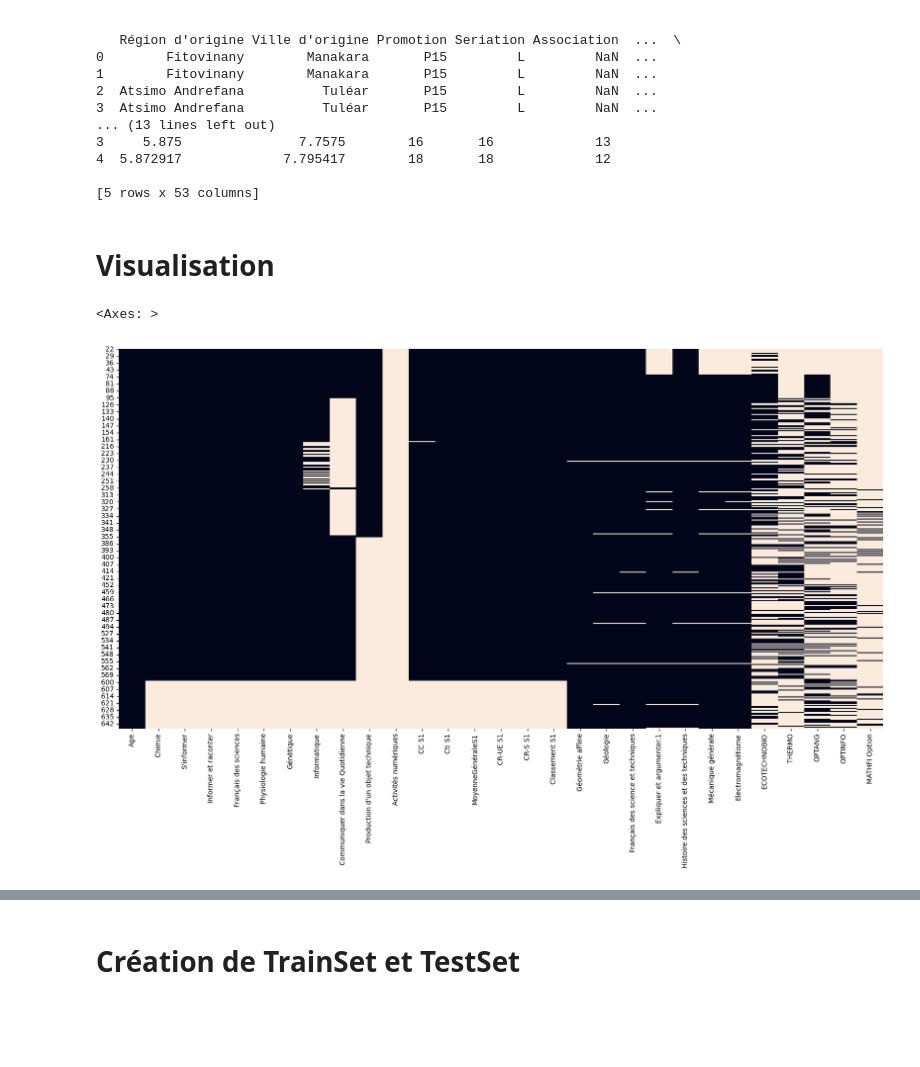
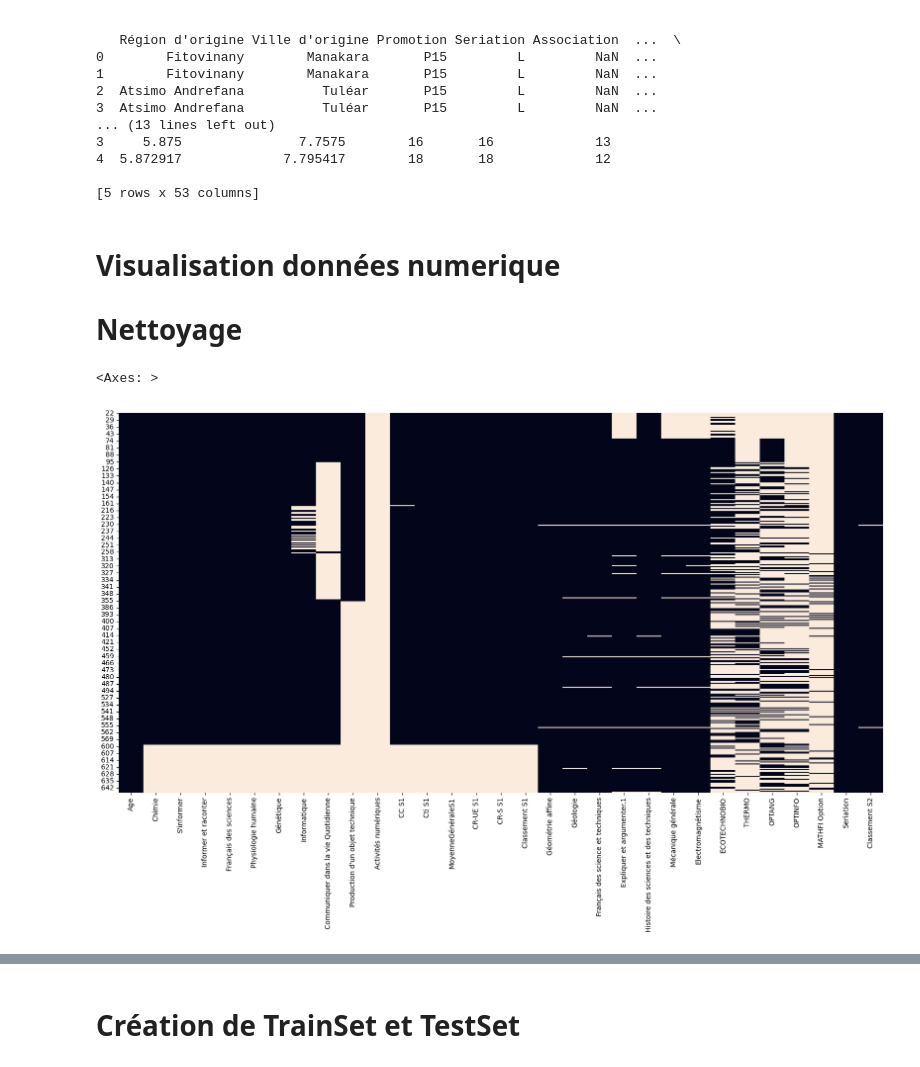
Before and after one commit to TsioryFano/projetM2python, a Jupyter notebook: exploration.ipynb, the cells around one changed output, grey strips where cells are left out. Saved outputs shown, nothing was run; the diff lists cells and outputs as text; code cells hidden in the pictures; blank space fills up the shorter version.

```diff
--- a/exploration.ipynb
+++ b/exploration.ipynb
@@ -248,19 +248,23 @@ print(donnees_mention_L.head())
 
 [5 rows x 53 columns]
 # %% [markdown]
-# Visualisation
+# Visualisation données numerique
+# Nettoyage
 # %%
 # Les valeurs numerique seulement
 donnees_mention_S_numerical = donnees_mention_S.select_dtypes(include=[float, int]).copy()
+
+donnees_mention_S_numerical["Seriation"] = donnees_mention_S["Seriation"].copy()
+donnees_mention_S_numerical["Classement S2"] = donnees_mention_S["Classement S2"].copy()
 
 plt.figure(figsize=(20, 10))
 sns.heatmap(
     donnees_mention_S_numerical.isna(),
     cbar=False,
 )
 # %% [output]
 <Axes: >
-[figure, old version]
+[figure, new version]
 # %%
 # supprimer des colonnes avec plus de 25% de valeurs manquantes
 plt.figure(figsize=(20, 10))
```
Also changed, not shown: parts of 25 cells of this notebook, 1 other file.
